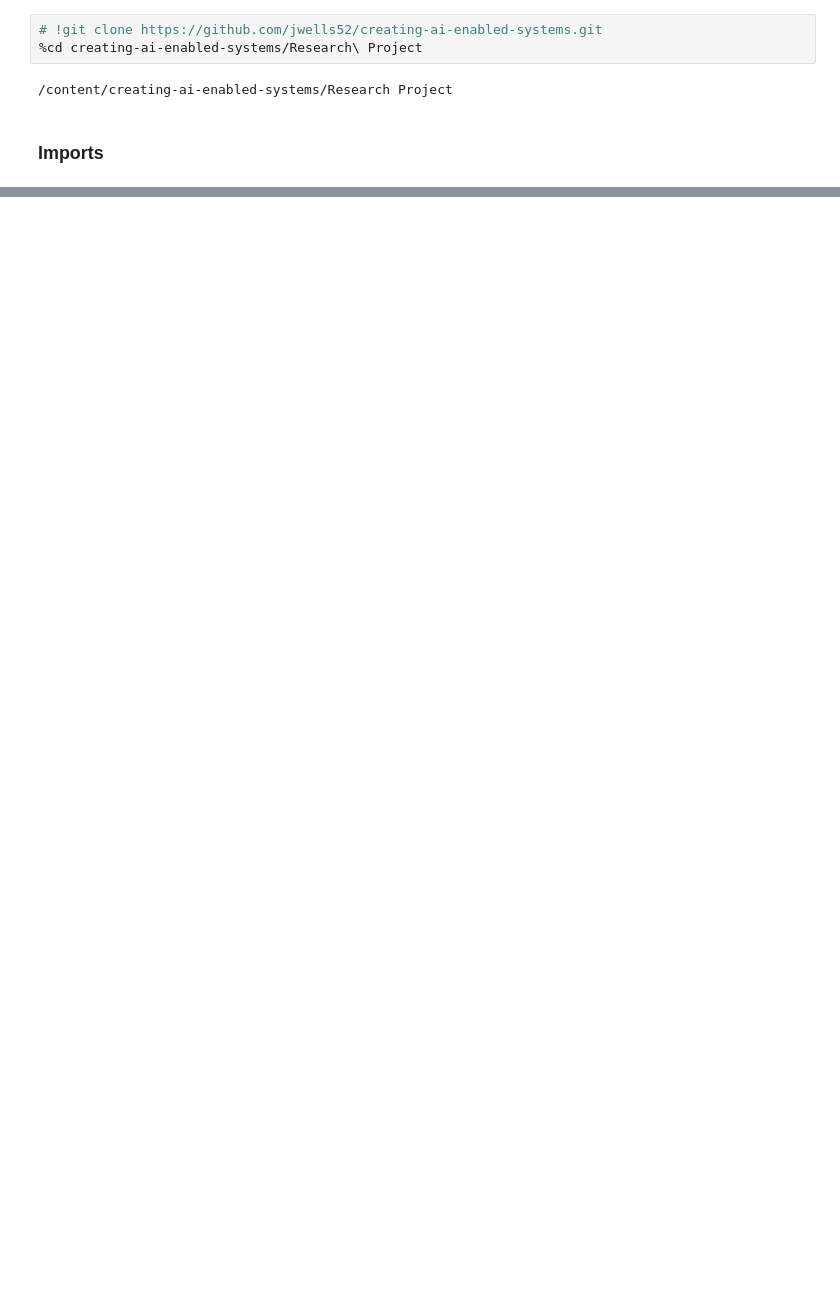
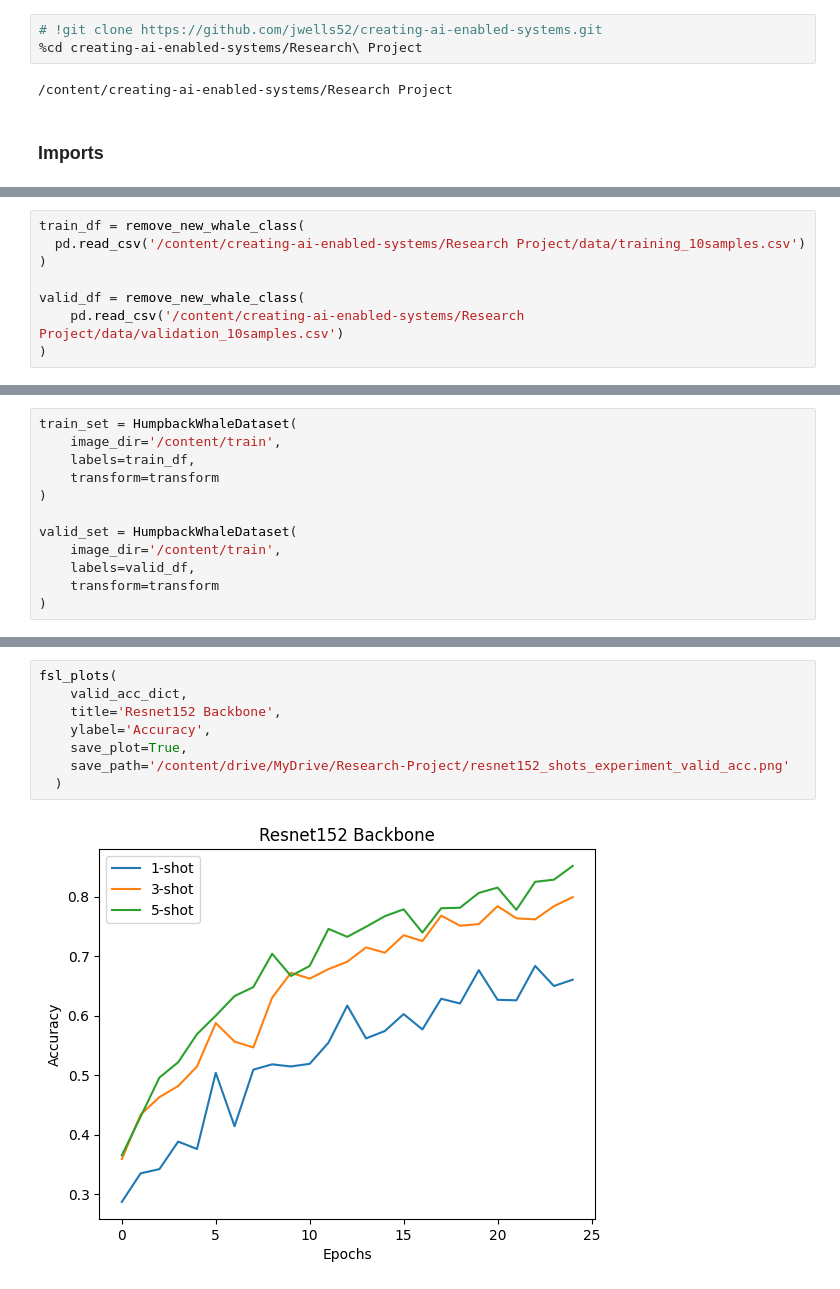
Before and after one commit to jwells52/creating-ai-enabled-systems, a Jupyter notebook: Research Project/notebooks/fsl_experiment2.ipynb, the cells around one changed output, grey strips where cells are left out. Drawn from its saved outputs; the diff is of its cells as text; blank space fills up the shorter version.

```diff
--- a/Research Project/notebooks/fsl_experiment2.ipynb
+++ b/Research Project/notebooks/fsl_experiment2.ipynb
@@ -97,0 +72,8 @@ from modules.train import train_fsl, device, transform
+# %%
+train_df = remove_new_whale_class(
+  pd.read_csv('/content/creating-ai-enabled-systems/Research Project/data/training_10samples.csv')
+)
+
+valid_df = remove_new_whale_class(
+    pd.read_csv('/content/creating-ai-enabled-systems/Research Project/data/validation_10samples.csv')
+)
@@ -97,0 +98,12 @@ from modules.train import train_fsl, device, transform
+# %%
+train_set = HumpbackWhaleDataset(
+    image_dir='/content/train',
+    labels=train_df,
+    transform=transform
+)
+
+valid_set = HumpbackWhaleDataset(
+    image_dir='/content/train',
+    labels=valid_df,
+    transform=transform
+)
@@ -97,0 +176,10 @@ from modules.train import train_fsl, device, transform
+# %%
+fsl_plots(
+    valid_acc_dict,
+    title='Resnet152 Backbone',
+    ylabel='Accuracy',
+    save_plot=True,
+    save_path='/content/drive/MyDrive/Research-Project/resnet152_shots_experiment_valid_acc.png'
+  )
+# %% [output]
+[figure, added]
```
Also changed, not shown: parts of 34 cells of this notebook.
